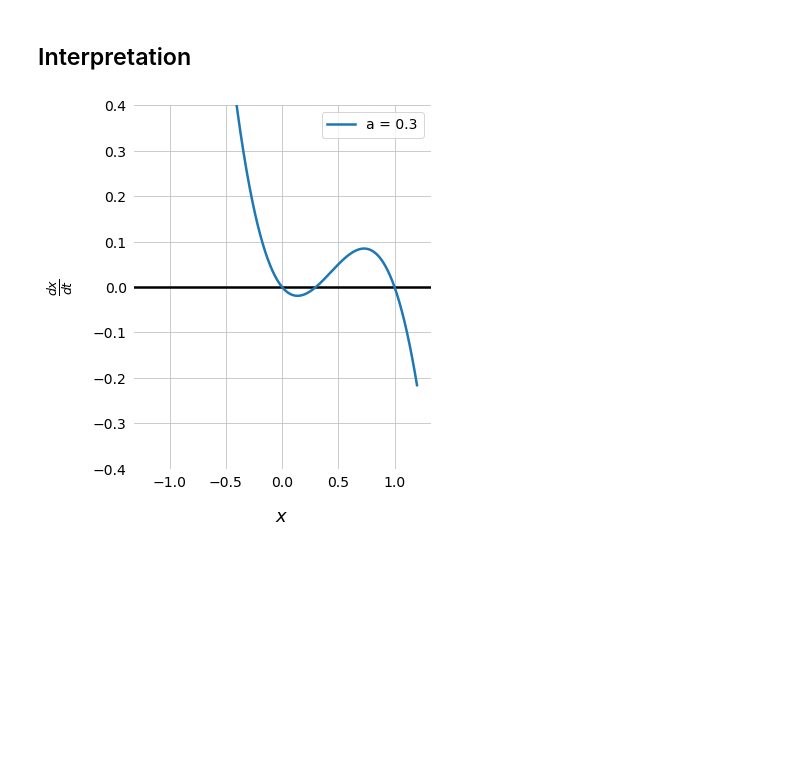
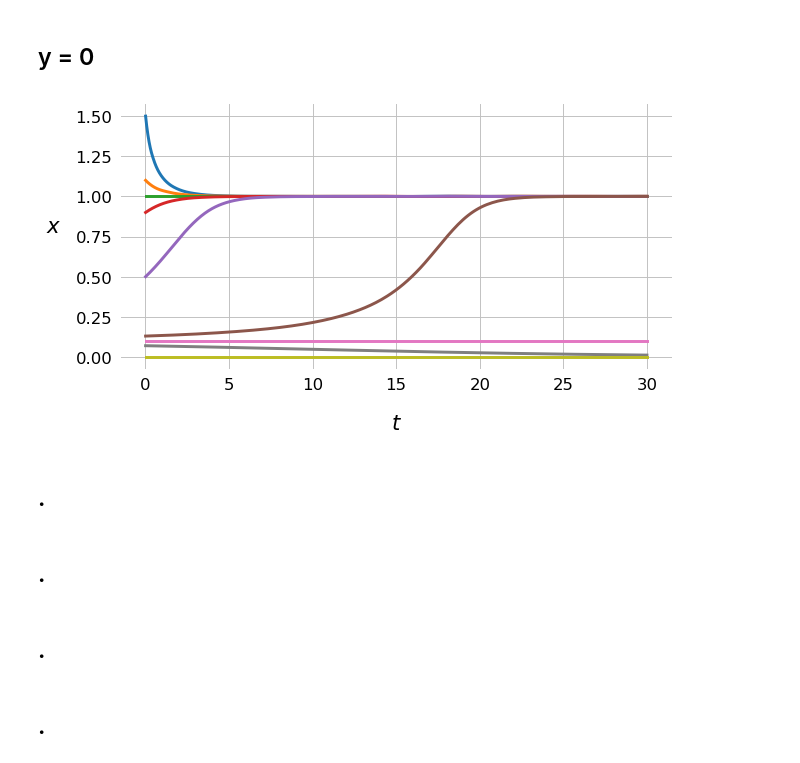
Before and after one commit to tfiers/strogatz, a Jupyter notebook: notebooks/3_Predator_prey.ipynb, the cells around one changed output. Cells and saved outputs as stored; diff of their text form; code cells hidden in the pictures; blank space fills up the shorter version.

Commit message:
Time sim x only

```diff
--- a/notebooks/3_Predator_prey.ipynb
+++ b/notebooks/3_Predator_prey.ipynb
@@ -1,2 +1,3 @@
 # %%
 %run 'init.ipynb'
+save = get_figsave(3)
@@ -2,0 +8,15 @@
+# %%
+def xdot_1(x, a):
+    return x * (1 - x) * (x - a)
+
+def plot(ax, a, xlim=1.2, ylim=(-0.4, 0.4)):
+    ax.axhline(0, c='black')
+    X = np.linspace(-xlim, xlim, 1000)
+    ax.plot(X, xdot_1(X, a), label=f'a = {a:g}')
+    ax.set_xlabel(r'$x$')
+    ax.set_ylabel(r'$\frac{dx}{dt}$')
+    ax.set_ylim(ylim)
+
+fig, ax = plt.subplots(figsize=(6,6))
+plot(ax, 0.3)
+ax.legend();
@@ -3,19 +25,35 @@
+# %% [markdown]
+## y = 0
+# %%
+a = 0.1
+b = 1.5
+
+from scipy.integrate import solve_ivp
+
+def f(t, x):
+    return [xdot_1(x, a)]
+
+def plot_sim(ax, x_0=0.8):
+    t_span = (0.01, 30)
+    t_eval = np.logspace(*np.log10(t_span), 1000)
+    sol = solve_ivp(f, (t_eval[0], t_eval[-1]), [x_0], t_eval=t_eval)
+    ax.plot(sol.t, sol.y.flatten(), label=f'$x_0 = {x_0}$')
+
+fig, ax = plt.subplots(figsize=(8,4))
+for x_0 in reversed([0, 0.07, 0.1, 0.13, 0.5, 0.9, 1, 1.1, 1.5]):
+    plot_sim(ax, x_0)
+
+ax.set_xlabel('$t$')
+ax.set_ylabel('$x$', rotation=0);
+# ax.legend();
+save(fig, 'time_sim')
+# %% [output]
+[figure, added]
 # %% [markdown]
-## Interpretation
+## .
-# %%
-def xdot(x, a):
-    return x * (1 - x) * (x - a)
-
-def plot(ax, a, xlim=1.2, ylim=(-0.4, 0.4)):
-    ax.axhline(0, c='black')
-    X = np.linspace(-xlim, xlim, 1000)
-    ax.plot(X, xdot(X, a), label=f'a = {a:g}')
-    ax.set_xlabel(r'$x$')
-    ax.set_ylabel(r'$\frac{dx}{dt}$')
-    ax.set_ylim(ylim)
-
-fig, ax = plt.subplots(figsize=(6,6))
-plot(ax, 0.3)
-ax.legend();
-# %% [output]
-[figure, removed]
+# %% [markdown]
+## .
+# %% [markdown]
+## .
+# %% [markdown]
+## .
```
Also changed, not shown: parts of 3 cells of this notebook, 5 other files.
